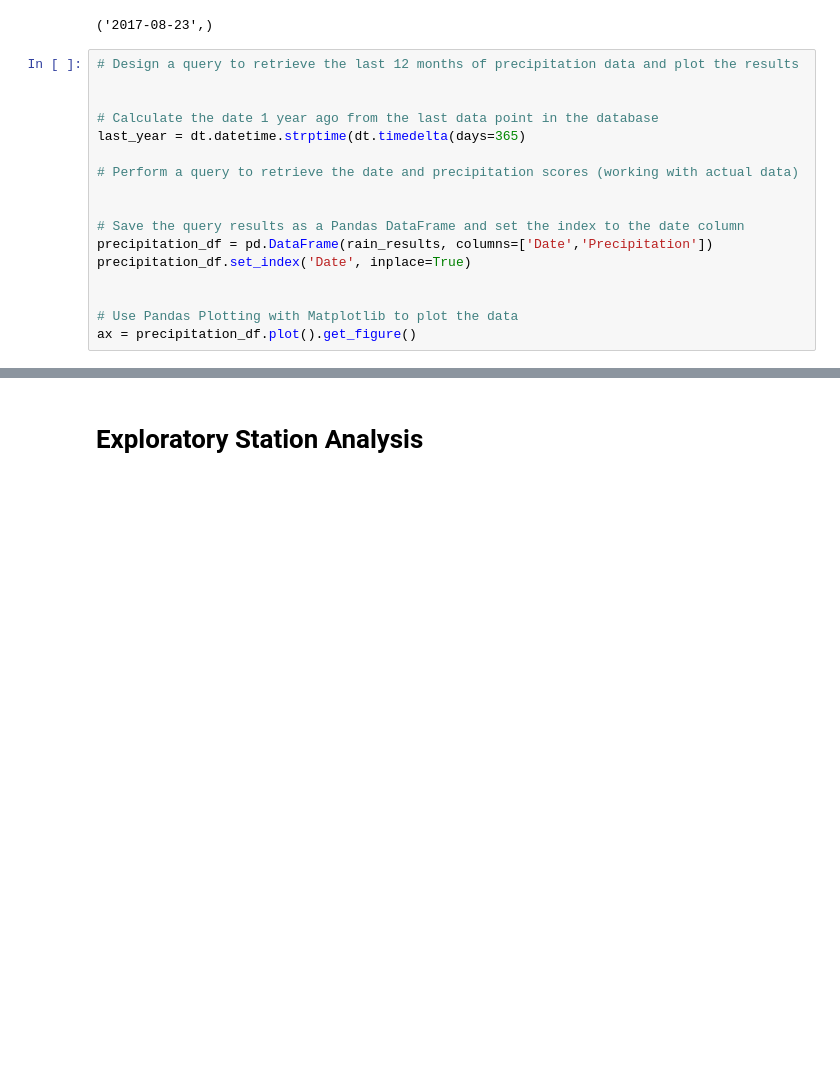
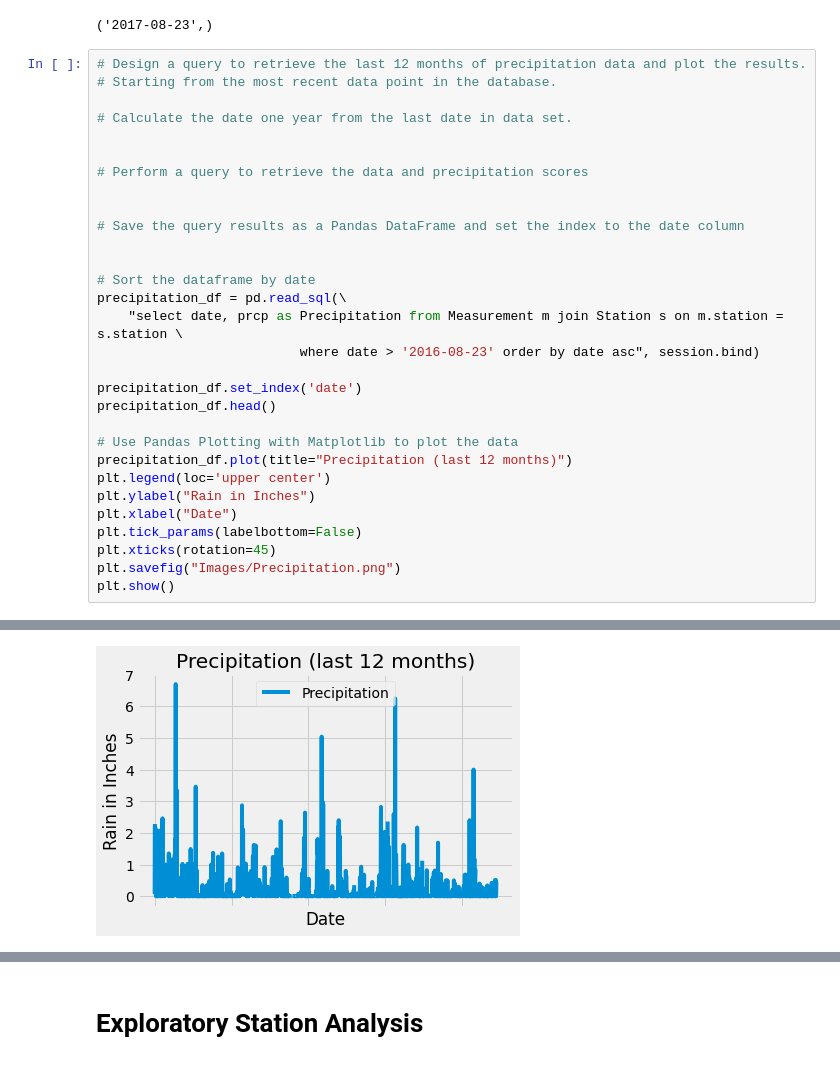
Before and after one commit to Vilma011/SQL_Alchemy, a Jupyter notebook: climate_starter.ipynb, the cells around one changed output, grey strips where cells are left out. Cells and saved outputs as stored; diff of their text form; blank space fills up the shorter version.

```diff
--- a/climate_starter.ipynb
+++ b/climate_starter.ipynb
@@ -43,20 +44,33 @@ session.query(Measurement.date).order_by(Measurement.date.desc()).first()
 # %% [output]
 ('2017-08-23',)
 # %%
-# Design a query to retrieve the last 12 months of precipitation data and plot the results
+# Design a query to retrieve the last 12 months of precipitation data and plot the results.
+# Starting from the most recent data point in the database.
+
+# Calculate the date one year from the last date in data set.
 
 
-# Calculate the date 1 year ago from the last data point in the database
-last_year = dt.datetime.strptime(dt.timedelta(days=365)
-
-# Perform a query to retrieve the date and precipitation scores (working with actual data)
+# Perform a query to retrieve the data and precipitation scores
 
 
 # Save the query results as a Pandas DataFrame and set the index to the date column
-precipitation_df = pd.DataFrame(rain_results, columns=['Date','Precipitation'])
-precipitation_df.set_index('Date', inplace=True)
 
 
+# Sort the dataframe by date
+precipitation_df = pd.read_sql(\
+    "select date, prcp as Precipitation from Measurement m join Station s on m.station = s.station \
+                          where date > '2016-08-23' order by date asc", session.bind)
+
+precipitation_df.set_index('date')
+precipitation_df.head()
+
 # Use Pandas Plotting with Matplotlib to plot the data
-ax = precipitation_df.plot().get_figure()
+precipitation_df.plot(title="Precipitation (last 12 months)")
+plt.legend(loc='upper center')
+plt.ylabel("Rain in Inches")
+plt.xlabel("Date")
+plt.tick_params(labelbottom=False)
+plt.xticks(rotation=45)
+plt.savefig("Images/Precipitation.png")
+plt.show()
 # %% [output]
@@ -64 +77,2 @@ SyntaxError: invalid syntax (<ipython-input-15-54f97e081557>, line 11)
+[figure, added]
 # %%
```
Also changed, not shown: parts of 35 cells of this notebook, 2 other files.
